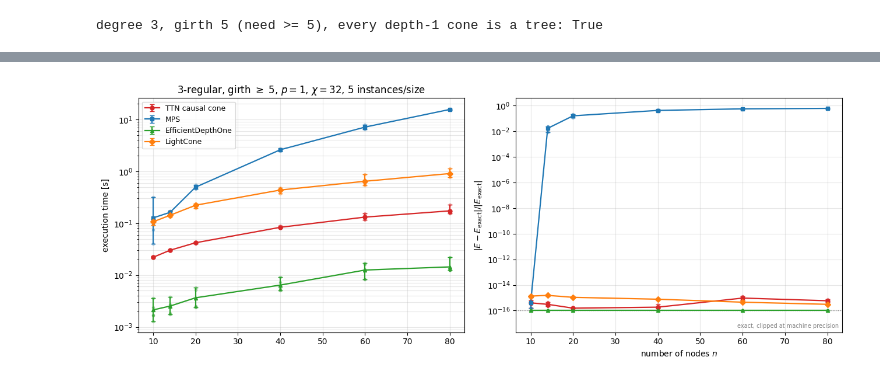
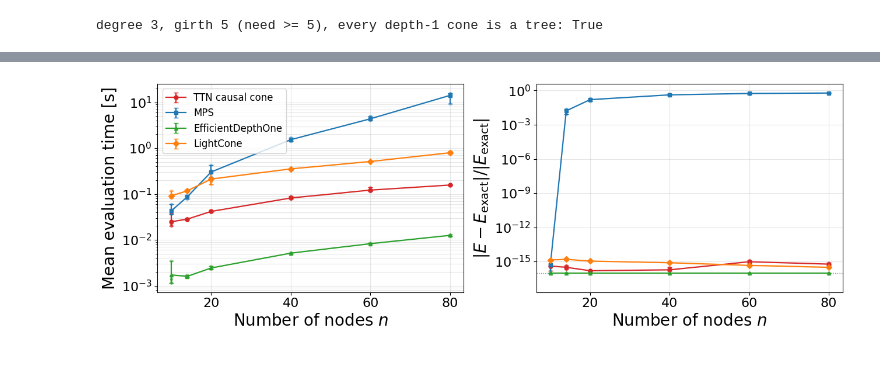
Before and after one commit to Joel323/qaoa_training_pipeline, a Jupyter notebook: how_tos/ttn_causal_cone_qaoa.ipynb, the cells around one changed output, grey strips where cells are left out. Cells and saved outputs as stored; diff of their text form; code cells hidden in the pictures.

```diff
--- a/how_tos/ttn_causal_cone_qaoa.ipynb
+++ b/how_tos/ttn_causal_cone_qaoa.ipynb
@@ -45,7 +43,7 @@ def causal_cone_energy(graph, edge, betas, gammas, max_bond_dim):
         result = lce.primitive.run([(circ, obs)]).result()
         return float(np.real(result[0].data.evs))
 
-    # Build a |+>-product TTN whose topology is exactly the causal-cone tree.
+    # Build a TTN whose topology is exactly the causal-cone tree.
     root = edge[0]
     degree = dict(tree.degree)
     plus_tensor = lambda n_neighbours: np.full((1,) * n_neighbours + (2,), 1 / np.sqrt(2), dtype=complex)
@@ -64,25 +62,27 @@ def causal_cone_energy(graph, edge, betas, gammas, max_bond_dim):
     svd_params = ptn.SVDParameters(max_bond_dim=max_bond_dim, rel_tol=0.0, total_tol=1e-14)
 
     def apply_two_site_gate(id1, id2, gate):
-        # Same 4-step pattern pytreenet's TEBD uses to apply+truncate a nearest-neighbour gate.
+        # Applies two-qubit gate to two nodes. When contracting the respective tensors, the information about
+        # the legs is lost, so we have to keep it to restructure the tree after splitting again
         u_legs, v_legs = ttn.legs_before_combination(id1, id2)
         ttn.contract_nodes(id1, id2, new_identifier="contr")
         ttn.absorb_into_open_legs("contr", gate)
         ttn.split_node_svd("contr", u_legs, v_legs, u_identifier=id1, v_identifier=id2, svd_params=svd_params)
 
+    # Naive way of implementing Z_iZ_j for implementing the circuit, look into improving this
     for beta, gamma in zip(betas, gammas):
         for u, v, w in tree.edges(data="weight"):
             rzz = expm(-1j * gamma * w * np.kron(Z, Z)).reshape(2, 2, 2, 2)
             apply_two_site_gate(str(u), str(v), rzz)
         for node in tree.nodes:
             ttn.absorb_into_open_legs(str(node), expm(-1j * beta * X))
-
+    #Compute the expectation value for one edge
     zz = ttn.operator_expectation_value(ptn.TensorProduct({str(edge[0]): Z, str(edge[1]): Z}))
     return float(np.real(zz / ttn.scalar_product()))  # renormalize away any truncation-induced norm drift
 
 
 def ttn_causal_cone_evaluate(cost_op, params, max_bond_dim):
-    """QAOA energy as a sum of TTN-approximated causal-cone edge expectation values."""
+    """Compute the QAOA energy by using the methods above on each edge in the cost operator and averaging"""
     depth = len(params) // 2
     betas, gammas = params[:depth], params[depth:]
     graph = operator_to_graph(cost_op)
@@ -97,12 +96,11 @@ We use the McGee graph (girth 7, cubic, 24 nodes), so that every edge's depth-2
 # %%
-# mcgee_graph = nx.LCF_graph(24, [12, 7, -7], 8)
-mcgee_graph = nx.random_regular_graph(5, 100)
-cost_op = graph_to_operator(mcgee_graph, pre_factor=-0.5)  # standard MaxCut convention
+random_regular_graph = nx.random_regular_graph(5, 100)
+cost_op = graph_to_operator(random_regular_graph , pre_factor=-0.5)  # standard MaxCut convention
 
 rng = np.random.default_rng(0)
 depth = 1
-params = rng.uniform(-1, 1, size=2 * depth)  # [beta_0, ..., beta_{p-1}, gamma_0, ..., gamma_{p-1}]
-
+#Random parameters, as we do not need good angles to evaluate the accuracy of an evaluation method
+params = rng.uniform(-1, 1, size=2 * depth)
 # exact_energy = StatevectorEvaluator().evaluate(cost_op, list(params))
 t_mps = time.time()
 mps_energy = MPSEvaluator(bond_dim_circuit=32, use_swap_strategy=True, threshold_circuit=1e-14).evaluate(cost_op, params)
@@ -158,4 +150,5 @@ We now compare the TTN causal-cone evaluator against `MPSEvaluator`, `EfficientD
 # %%
+#Methods to generate random regular graphs that fulfill the minimum girth condition
 def random_regular_graph_min_girth(degree, num_nodes, min_girth, seed=None, max_restarts=500):
     """A random `degree`-regular graph on `num_nodes` nodes with girth at least `min_girth`.
 
@@ -215,7 +208,7 @@ def all_cones_are_trees(graph, depth):
 
 DEGREE = 3                  # degree of the random regular graphs
 DEPTH = 1                   # QAOA depth; EfficientDepthOneEvaluator only exists at p = 1
-MIN_GIRTH = 2 * DEPTH + 3   # girth needed for every depth-p causal cone to be a tree
+MIN_GIRTH = 2 * DEPTH + 1   # girth needed for every depth-p causal cone to be a tree
 
 demo_graph = random_regular_graph_min_girth(DEGREE, 40, MIN_GIRTH, seed=0)
 print(f"degree {DEGREE}, girth {nx.girth(demo_graph)} (need >= {MIN_GIRTH}), "
@@ -294,4 +286,5 @@ n= 80 instance=4  TTN causal cone:    0.23s  MPS:   15.35s  EfficientDepthOne:
 # %%
+#Plot the results obtained in the benchmark
 import matplotlib.pyplot as plt
 
 STYLES = {
@@ -302,42 +295,43 @@ STYLES = {
 }
 FLOOR = 1e-16  # relative errors are clipped here so the exact evaluators stay on the log axis
 
-fig, (ax_time, ax_error) = plt.subplots(1, 2, sharex=True, figsize=(13, 5))
+fig, (ax_time, ax_error) = plt.subplots(1, 2, sharex=True, figsize=(13, 4.5))
 
 for name, style in STYLES.items():
     rows = [r for r in records if r["evaluator"] == name]
     sizes = sorted({r["num_nodes"] for r in rows})
     runtimes = [[r["runtime"] for r in rows if r["num_nodes"] == n] for n in sizes]
     errors = [[max(r["rel_error"], FLOOR) for r in rows if r["num_nodes"] == n] for n in sizes]
 
     for axis, per_size in ((ax_time, runtimes), (ax_error, errors)):
         means = [np.mean(values) for values in per_size]
         low = [np.clip(mean - np.min(values),0, None) for mean, values in zip(means, per_size)]
         high = [np.clip(np.max(values) - mean,0, None) for mean, values in zip(means, per_size)]
         axis.errorbar(sizes, means, yerr=[low, high], label=name, capsize=3, lw=1.6, ms=5,
                       **style)
         # Individual instances, so the instance-to-instance spread stays visible.
         axis.scatter([n for n, values in zip(sizes, per_size) for _ in values],
                      [value for values in per_size for value in values],
                      s=9, alpha=0.35, zorder=1, color=style["color"])
 
-ax_time.set_ylabel("execution time [s]")
+ax_time.set_ylabel("Mean evaluation time [s]", fontsize=20)
+ax_time.set_xlabel("Number of nodes $n$", fontsize=20)
 ax_time.set_yscale("log")
-ax_time.set_title(f"{DEGREE}-regular, girth $\\geq$ {MIN_GIRTH}, $p={DEPTH}$, "
-                  f"$\\chi={BOND_DIM}$, {NUM_INSTANCES} instances/size")
-ax_time.legend(fontsize=9, loc="upper left")
+# ax_time.set_title(f"{DEGREE}-regular, girth $\\geq$ {MIN_GIRTH}, $p={DEPTH}$, "
+#                 f"$\\chi={BOND_DIM}$, {NUM_INSTANCES} instances/size")
+ax_time.legend(fontsize=12, loc="upper left")
 
-ax_error.set_ylabel(r"$|E - E_\mathrm{exact}| / |E_\mathrm{exact}|$")
-ax_error.set_xlabel("number of nodes $n$")
+ax_error.set_ylabel(r"$|E - E_\mathrm{exact}| / |E_\mathrm{exact}|$", fontsize=20)
+ax_error.set_xlabel("Number of nodes $n$", fontsize=20)
 ax_error.set_yscale("log")
 ax_error.set_ylim(bottom=FLOOR / 50)  # room under the floor line for its label
 ax_error.axhline(FLOOR, color="gray", ls=":", lw=1)
-ax_error.text(0.99, 0.015, "exact, clipped at machine precision", fontsize=7, color="gray",
-              transform=ax_error.transAxes, ha="right", va="bottom")
 
 for axis in (ax_time, ax_error):
     axis.grid(alpha=0.3, which="both")
+    axis.tick_params(axis="both", labelsize=16)
+
 
 fig.tight_layout()
 # %% [output]
-[figure, old version]
+[figure, new version]
```
Also changed, not shown: parts of 9 cells of this notebook.
